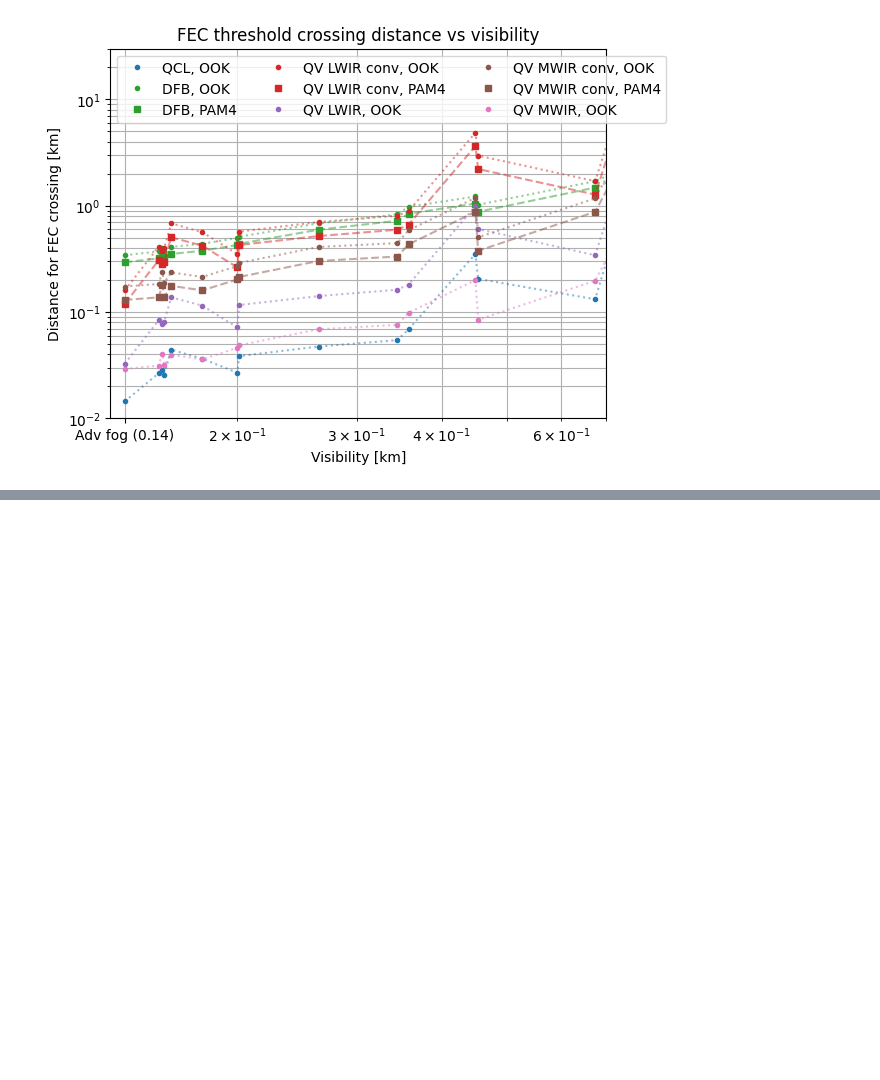
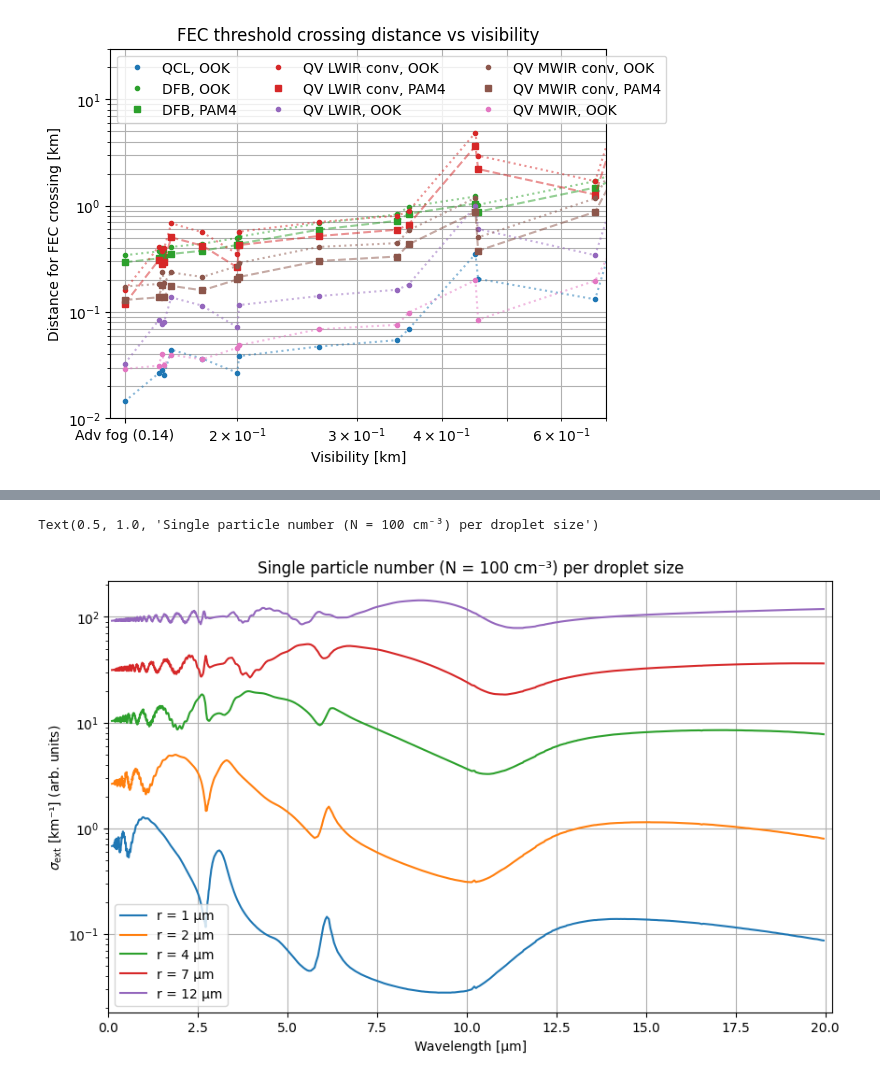
Before and after one commit to auphotonicLab/PICLab-narrow-linewidth, a Jupyter notebook: Mid-IR/Mie_scattering_various_atmospheres.ipynb, the cells around one changed output, grey strips where cells are left out. Cells and saved outputs as stored; diff of their text form; code cells hidden in the pictures; blank space fills up the shorter version.

Commit message:
Clouds added

```diff
--- a/Mid-IR/Mie_scattering_various_atmospheres.ipynb
+++ b/Mid-IR/Mie_scattering_various_atmospheres.ipynb
@@ -560,0 +570,36 @@ plt.savefig(rf"C:\Users\au617810\OneDrive - Aarhus universitet\Videnskabelig ass
+# %%
+#Compare propagation losses for individual cloud droplet sizes (radii): 1, 4, 7, 12, 20 µm.
+#q_ext computed above already spans wavelengths x radius (0.01-50µm, 1000 points), so we reuse it directly.
+
+cloud_radii = np.array([1, 2, 4, 7, 12])  # µm
+
+q_ext_arr = np.array(q_ext)  # shape (n_wavelengths, n_radii)
+
+cloud_radii_idx = [np.abs(radius - r).argmin() for r in cloud_radii]
+# %%
+#Test 1: single reasonable particle number, same for all sizes, multiplied directly onto the Mie efficiency at that radius.
+#No integration over a distribution here (it would be redundant for a single point) - just a direct evaluation, so we can compare the sizes on equal footing.
+
+N_single = 100  # cm⁻³, arbitrary but the same for all sizes
+
+extinction_single = {}
+for r, idx in zip(cloud_radii, cloud_radii_idx):
+    geometric_cross_section_µm2 = np.pi * radius[idx]**2
+    extinction_single[r] = N_single * q_ext_arr[:, idx] * geometric_cross_section_µm2 * 1e-3  # km⁻¹, same unit convention as sf.mie_extinction_coefficient
+# %%
+#Plot the resulting extinction coefficients vs wavelength, one curve per droplet size.
+
+plt.figure(figsize=(10,6))
+for r in cloud_radii:
+    plt.plot(wavelengths, extinction_single[r], label=f"r = {r} µm")
+
+plt.grid()
+plt.legend()
+plt.xlabel("Wavelength [µm]")
+plt.ylabel(r"$\sigma_\mathrm{ext}$ [km⁻¹] (arb. units)")
+plt.yscale('log')
+plt.xlim(0,20.2)
+plt.title(f"Single particle number (N = {N_single} cm⁻³) per droplet size")
+# %% [output]
+Text(0.5, 1.0, 'Single particle number (N = 100 cm⁻³) per droplet size')
+[figure, added]
```
Also changed, not shown: parts of 10 cells of this notebook.
